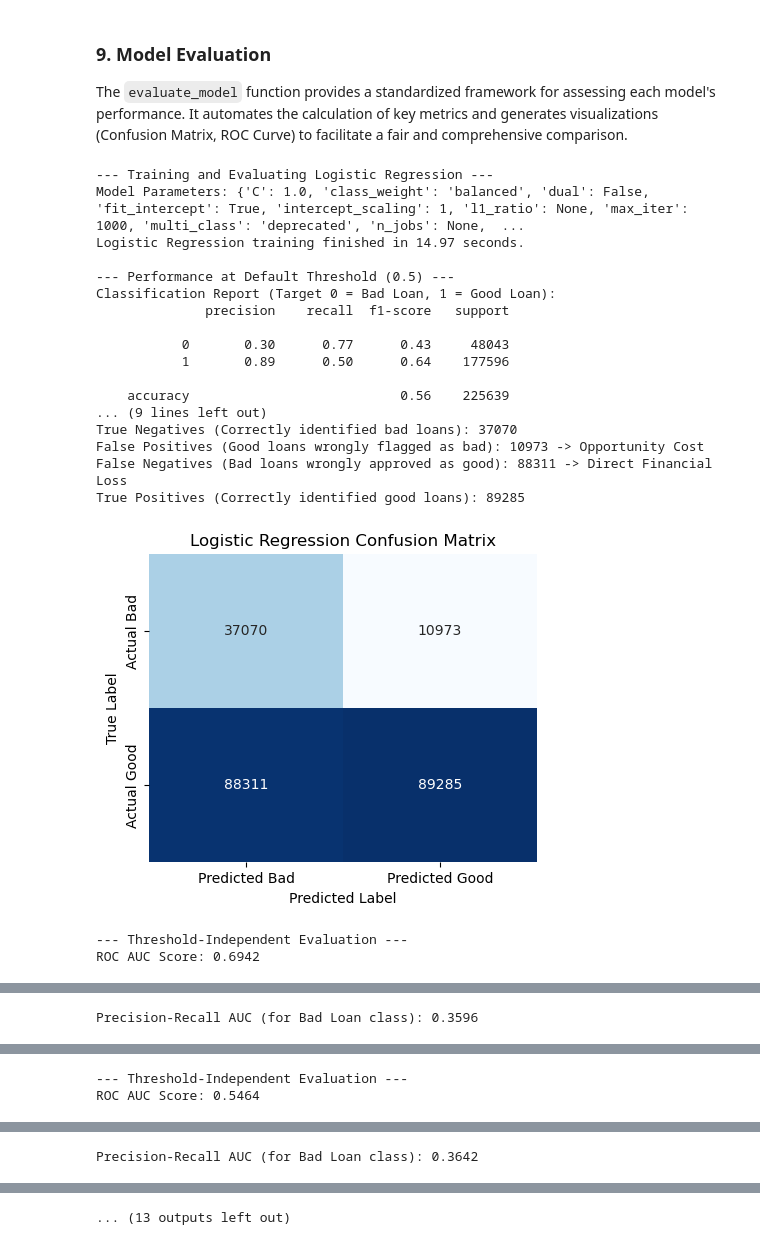
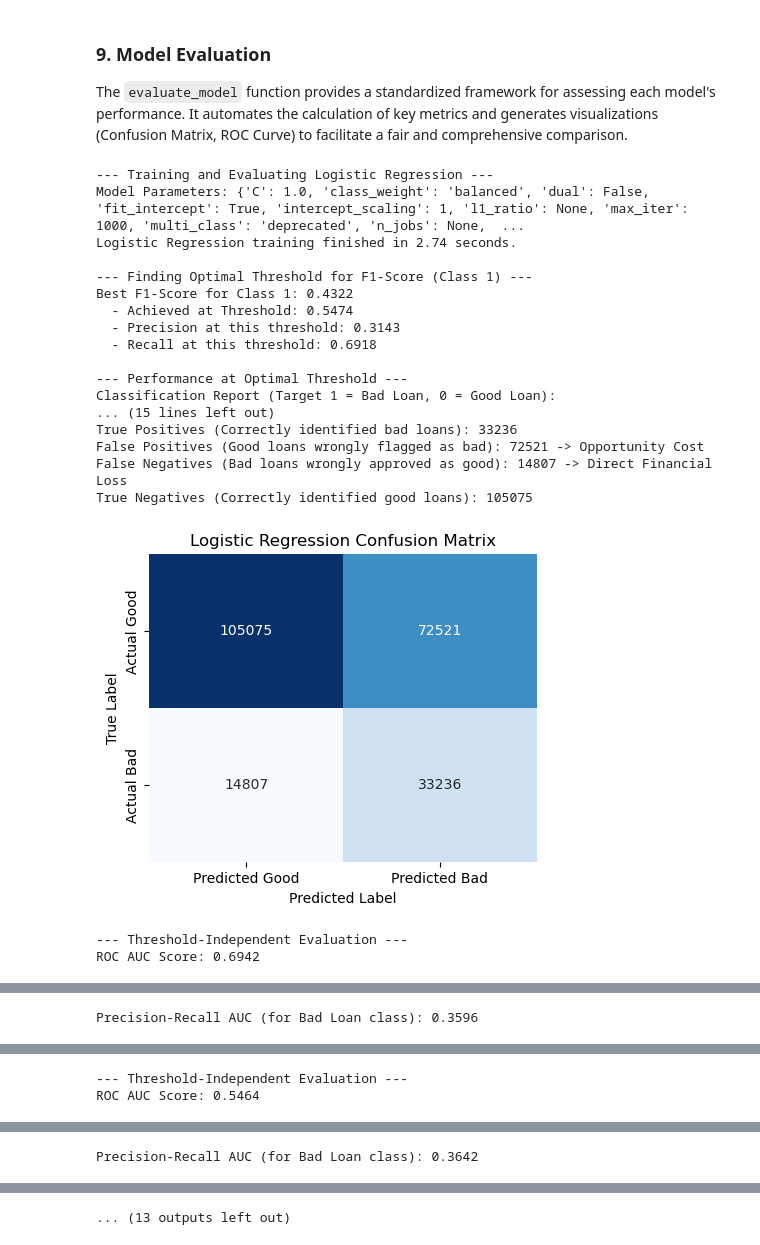
Before and after one commit to DouglasAltwig/Data-Science-MicroProjects, a Jupyter notebook: lending-club-loan/LendingClubLoan.ipynb, the cells around one changed output, grey strips where cells are left out. Cells and saved outputs as stored; diff of their text form; code cells hidden in the pictures.

Commit message:
Update target feature and documentation.

```diff
--- a/lending-club-loan/LendingClubLoan.ipynb
+++ b/lending-club-loan/LendingClubLoan.ipynb
@@ -154,7 +153,7 @@ loan_data = loan_data[loan_data['loan_status'].isin(fully_paid_statuses + defaul
 
 # Then, create the binary target variable from this filtered dataset
 loan_data['loan_status_binary'] = loan_data['loan_status'].apply(
-    lambda x: 1 if x in fully_paid_statuses else 0 # Good Loan = 1, Bad Loan = 0
+    lambda x: 1 if x in defaulted_statuses else 0 # Good Loan = 0, Bad Loan = 1
 )
 # %%
 print("Shape after filtering for terminal statuses:", loan_data.shape)
@@ -288,7 +287,7 @@ for i, feature in enumerate(categorical_features):
     counts = loan_data.groupby([feature, 'loan_status_binary']).size().reset_index(name='count')
 
     # 2. Map binary outcome to readable strings on the temporary 'counts' DataFrame, not the original 'loan_data'
-    counts['loan_status_str'] = counts['loan_status_binary'].map({1: 'Good Loan', 0: 'Bad Loan'})
+    counts['loan_status_str'] = counts['loan_status_binary'].map({0: 'Good Loan', 1: 'Bad Loan'})
 
     # Create a bar trace for each outcome (Good Loan, Bad Loan)
     for outcome, color in [('Good Loan', 'seagreen'), ('Bad Loan', 'salmon')]:
@@ -955,54 +923,80 @@ def evaluate_model(model_name, model, X_train_data, y_train_data, X_test_data, y
     }
 # %%
 results_list = []
-results_list.append(evaluate_model("Logistic Regression", lr_model, X_train_selected, y_train, X_test_selected, y_test))
-results_list.append(evaluate_model("Decision Tree", dt_model, X_train_selected, y_train, X_test_selected, y_test))
-results_list.append(evaluate_model("Random Forest", rf_model, X_train_selected, y_train, X_test_selected, y_test))
 
-# --- MODIFIED LINE ---
-# Pass optimize_f1_for_class=0 to find the best threshold for the "Bad Loan" class for the NN
+# Evaluate all models with threshold optimization for the "Bad Loan" class (1)
+results_list.append(evaluate_model(
+    "Logistic Regression",
+    lr_model,
+    X_train_selected,
+    y_train,
+    X_test_selected,
+    y_test,
+    optimize_f1_for_class=1
+))
+
+results_list.append(evaluate_model(
+    "Decision Tree",
+    dt_model,
+    X_train_selected,
+    y_train,
+    X_test_selected,
+    y_test,
+    optimize_f1_for_class=1
+))
+
+results_list.append(evaluate_model(
+    "Random Forest",
+    rf_model,
+    X_train_selected,
+    y_train,
+    X_test_selected,
+    y_test,
+    optimize_f1_for_class=1
+))
+
+# Pass optimize_f1_for_class=1 to find the best threshold for the "Bad Loan" class for the NN
 results_list.append(evaluate_model(
     "Neural Network",
     nn_classifier,
     X_train_selected.astype(np.float32),
     y_train.values.astype(np.float32),
     X_test_selected.astype(np.float32),
-    y_test.values.astype(int),
-    optimize_f1_for_class=0  # <-- This is the key change
+    y_test, # Pass the Series directly, astype(int) is handled inside the function
+    optimize_f1_for_class=1
 ))
 
 results_df = pd.DataFrame(results_list)
 print("\n--- Summary of Model Evaluations ---")
-# Add the new F1-Score and Optimal Threshold columns to the summary
 print(results_df[[
     'Model',
     'F1-Score (Bad Loan)',
     'Recall (Bad Loan)',
     'Precision (Bad Loan)',
     'AUC-PR (Bad Loan)',
     'AUC',
     'Accuracy',
     'Optimal Threshold',
     'Time (s)'
 ]].round(4).to_string(index=False))
 # %% [output]
 --- Training and Evaluating Logistic Regression ---
 Model Parameters: {'C': 1.0, 'class_weight': 'balanced', 'dual': False, 'fit_intercept': True, 'intercept_scaling': 1, 'l1_ratio': None, 'max_iter': 1000, 'multi_class': 'deprecated', 'n_jobs': None,  ...
-Logistic Regression training finished in 14.97 seconds.
+Logistic Regression training finished in 2.74 seconds.
 
---- Performance at Default Threshold (0.5) ---
-Classification Report (Target 0 = Bad Loan, 1 = Good Loan):
-              precision    recall  f1-score   support
+--- Finding Optimal Threshold for F1-Score (Class 1) ---
+Best F1-Score for Class 1: 0.4322
+  - Achieved at Threshold: 0.5474
+  - Precision at this threshold: 0.3143
+  - Recall at this threshold: 0.6918
 
-           0       0.30      0.77      0.43     48043
-           1       0.89      0.50      0.64    177596
-
-    accuracy                           0.56    225639
-... (9 lines left out)
-True Negatives (Correctly identified bad loans): 37070
-False Positives (Good loans wrongly flagged as bad): 10973 -> Opportunity Cost
-False Negatives (Bad loans wrongly approved as good): 88311 -> Direct Financial Loss
-True Positives (Correctly identified good loans): 89285
+--- Performance at Optimal Threshold ---
+Classification Report (Target 1 = Bad Loan, 0 = Good Loan):
+... (15 lines left out)
+True Positives (Correctly identified bad loans): 33236
+False Positives (Good loans wrongly flagged as bad): 72521 -> Opportunity Cost
+False Negatives (Bad loans wrongly approved as good): 14807 -> Direct Financial Loss
+True Negatives (Correctly identified good loans): 105075
-[figure, old version]
+[figure, new version]
 --- Threshold-Independent Evaluation ---
 ROC AUC Score: 0.6942
```
Also changed, not shown: parts of 12 cells of this notebook.
